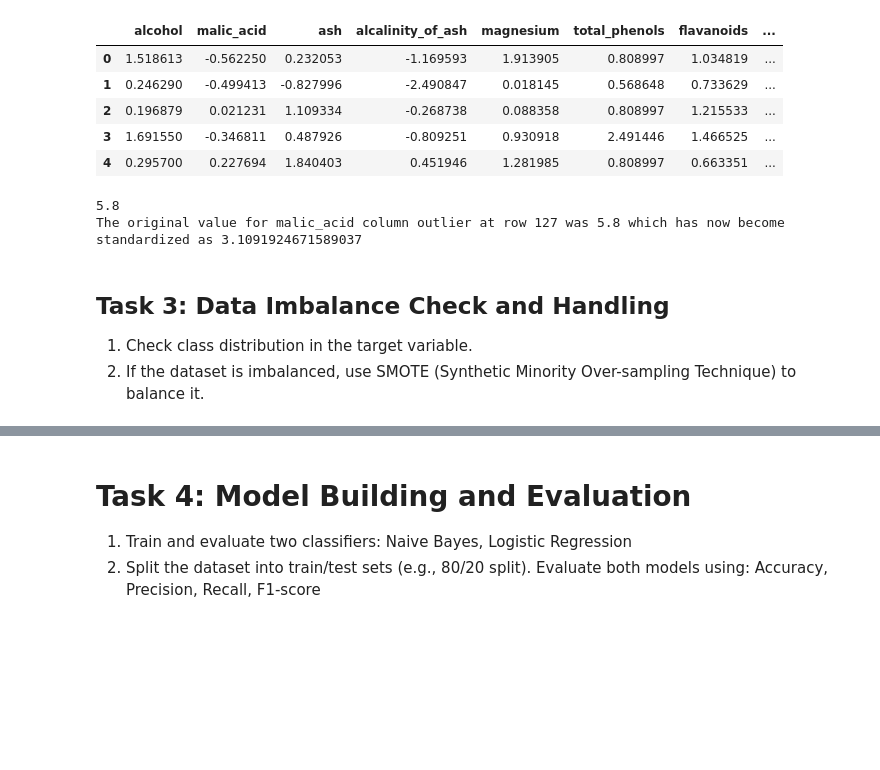
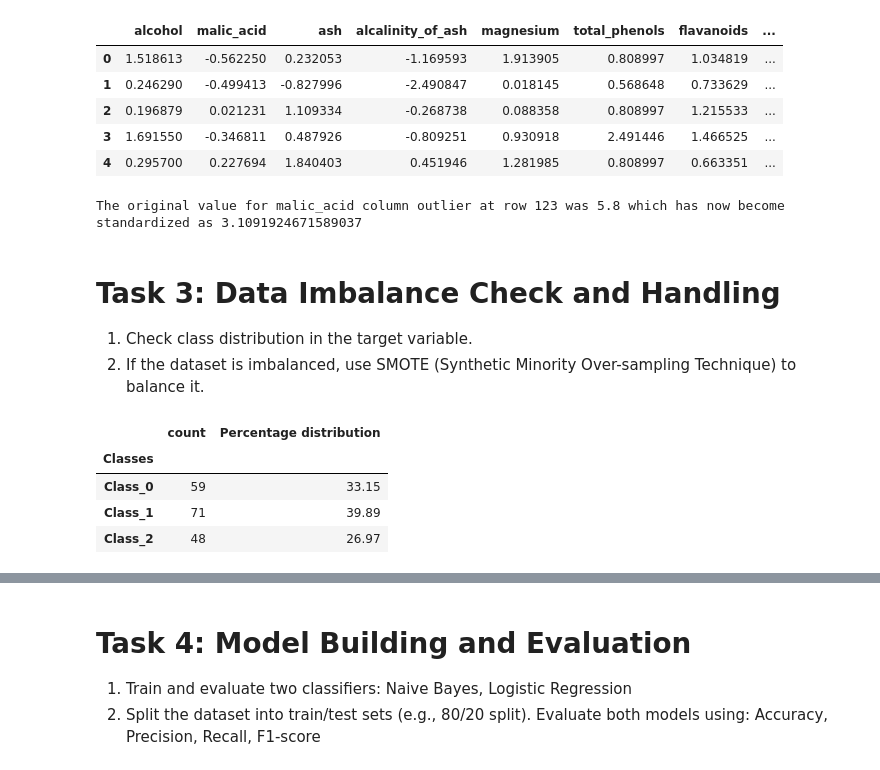
Before and after one commit to junaid9248/COSC-5610_Data-Mining, a Jupyter notebook: Assignment 3/assignment3.ipynb, the cells around one changed output, grey strips where cells are left out. Saved outputs shown, nothing was run; the diff lists cells and outputs as text; code cells hidden in the pictures; blank space fills up the shorter version.

Commit message:
Completed tasks 3 and 4

```diff
--- a/Assignment 3/assignment3.ipynb
+++ b/Assignment 3/assignment3.ipynb
@@ -166,19 +196,39 @@ df_standard.head()
 | 3 | 1.691550 | -0.346811 | 0.487926 | -0.809251 | 0.930918 | 2.491446 | 1.466525 | ... |
 | 4 | 0.295700 | 0.227694 | 1.840403 | 0.451946 | 1.281985 | 0.808997 | 0.663351 | ... |
 # %%
-#Comparing outlier values to see effect of stabdardization
+#Comparing outlier values to see effect of standardization
 
 original_value = df['malic_acid'].loc[123]
-print(original_value)
-
 standardized_value = df_standard['malic_acid'].loc[123]
 
-print(f'The original value for malic_acid column outlier at row 127 was {original_value} which has now become standardized as {standardized_value}')
+print(f'The original value for malic_acid column outlier at row 123 was {original_value} which has now become standardized as {standardized_value}')
 # %% [output]
-5.8
-The original value for malic_acid column outlier at row 127 was 5.8 which has now become standardized as 3.1091924671589037
+The original value for malic_acid column outlier at row 123 was 5.8 which has now become standardized as 3.1091924671589037
 # %% [markdown]
-## Task 3: Data Imbalance Check and Handling
+# Task 3: Data Imbalance Check and Handling
 
 1. Check class distribution in the target variable.
 2. If the dataset is imbalanced, use SMOTE (Synthetic Minority Over-sampling Technique) to balance it.
+# %%
+classes = df_standard['target'].value_counts().sort_index()
+count_sum = classes.sum()
+classes_values= classes.values
+class_index = ['Class_0', 'Class_1', 'Class_2']
+
+percentages = []
+for value in classes_values:
+    percentage = round((value/count_sum)*100 ,2)
+    percentages.append(percentage)
+
+classes_distribution = pd.DataFrame(data= classes)
+classes_distribution['Classes'] = class_index
+classes_distribution['Percentage distribution']= percentages
+classes_distribution.set_index('Classes', inplace=True)
+
+classes_distribution
+# %% [output]
+|  | count | Percentage distribution |
+| Classes |  |  |
+| Class_0 | 59 | 33.15 |
+| Class_1 | 71 | 39.89 |
+| Class_2 | 48 | 26.97 |
```
Also changed, not shown: parts of 13 cells of this notebook.
